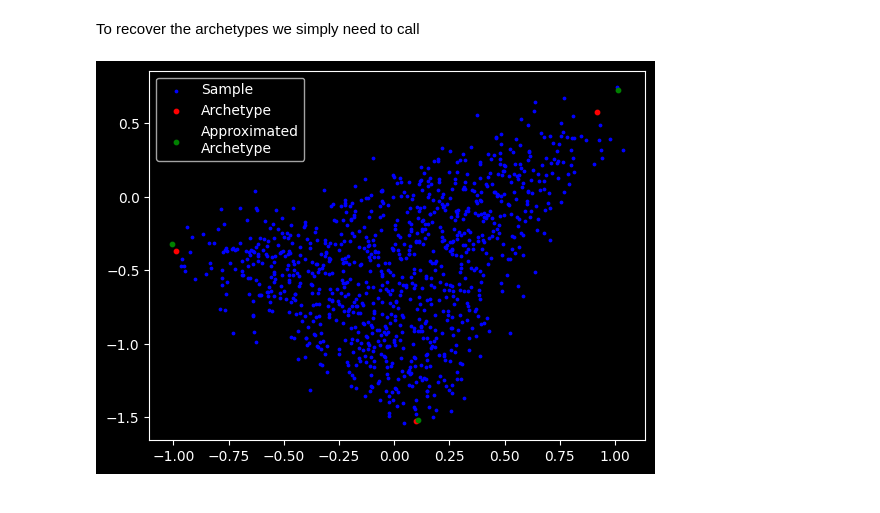
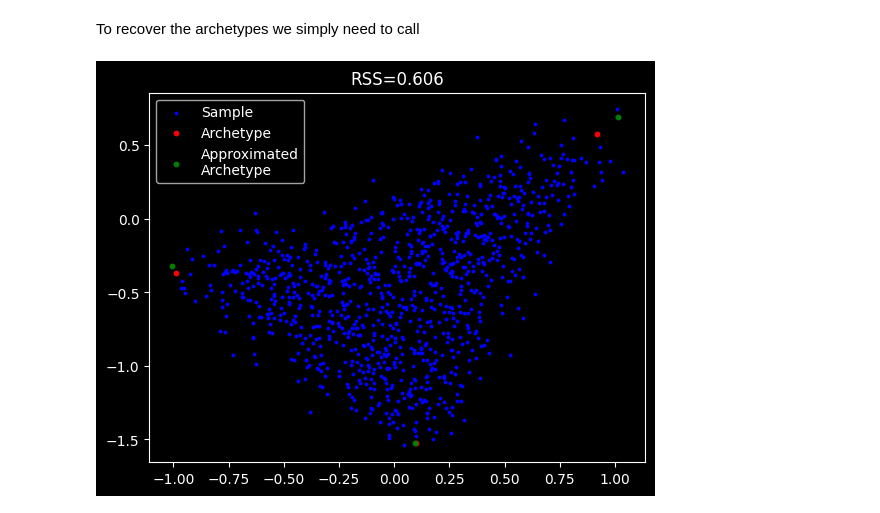
Before and after one commit to saezlab/ParTIpy, a Jupyter notebook: docs/notebooks/archetypal_analysis.ipynb, the cells around one changed output. Cells and saved outputs as stored; diff of their text form; code cells hidden in the pictures.

```diff
--- a/docs/notebooks/archetypal_analysis.ipynb
+++ b/docs/notebooks/archetypal_analysis.ipynb
@@ -35,12 +35,13 @@ To recover the archetypes we simply need to call
 # %%
 AA_object = pt.AA(n_archetypes=3)
 AA_object.fit(X)
 Z_hat = AA_object.Z
 
 plt.scatter(x=X[:, 0], y=X[:, 1], s=3, c="blue", label="Sample")
 plt.scatter(x=Z[:, 0], y=Z[:, 1], s=10, c="red", label="Archetype")
 plt.scatter(x=Z_hat[:, 0], y=Z_hat[:, 1], s=10, c="green", label="Approximated\nArchetype")
+plt.title(f"RSS={AA_object.RSS:.3f}")
 plt.legend()
 plt.show()
 # %% [output]
-[figure, old version]
+[figure, new version]
```
Also changed, not shown: parts of 2 cells of this notebook, 8 other files.
